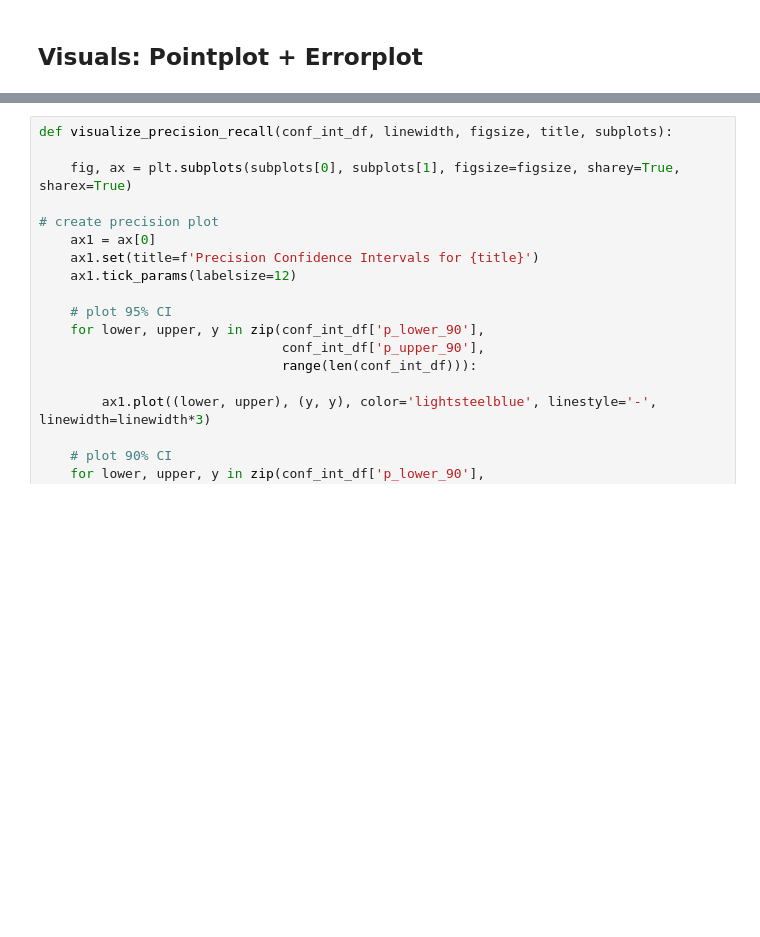
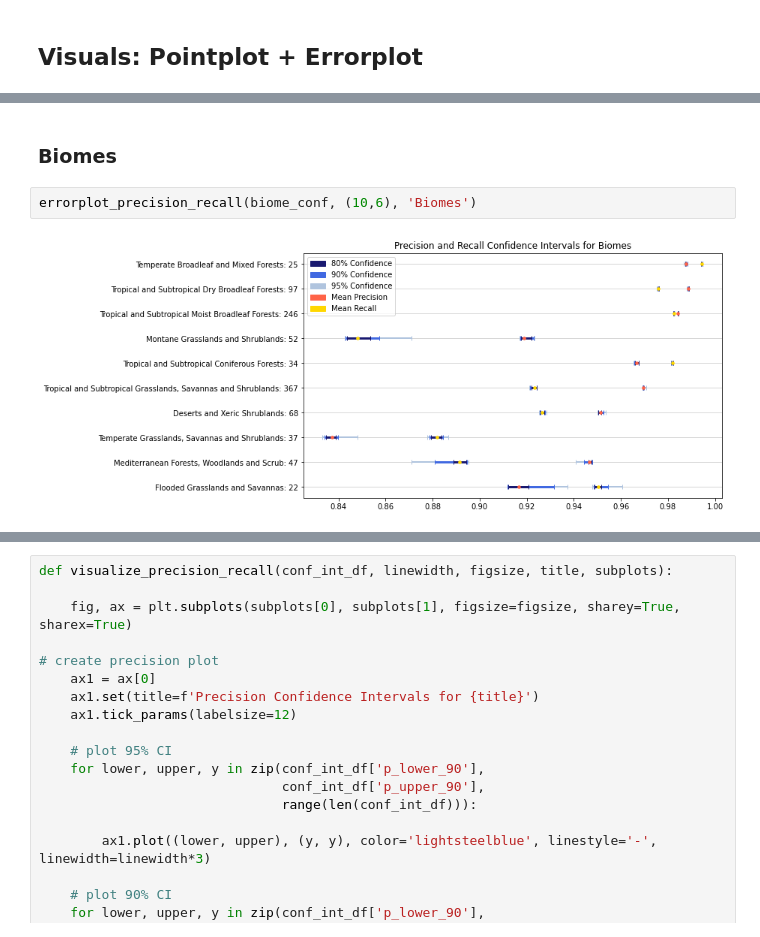
Before and after one commit to wri/sentinel-tree-cover, a Jupyter notebook: notebooks/analysis/validation-analysis.ipynb, the cells around one changed output, grey strips where cells are left out. Saved outputs shown, nothing was run; the diff lists cells and outputs as text; blank space fills up the shorter version.

```diff
--- a/notebooks/analysis/validation-analysis.ipynb
+++ b/notebooks/analysis/validation-analysis.ipynb
@@ -451,0 +454,6 @@ ax.errorbar(x_coords, y_coords, yerr=asymmetric_error, fmt=' ', zorder=-1);
+# %% [markdown]
+### Biomes
+# %%
+errorplot_precision_recall(biome_conf, (10,6), 'Biomes')
+# %% [output]
+[figure, added]
```
Also changed, not shown: parts of 34 cells of this notebook.
